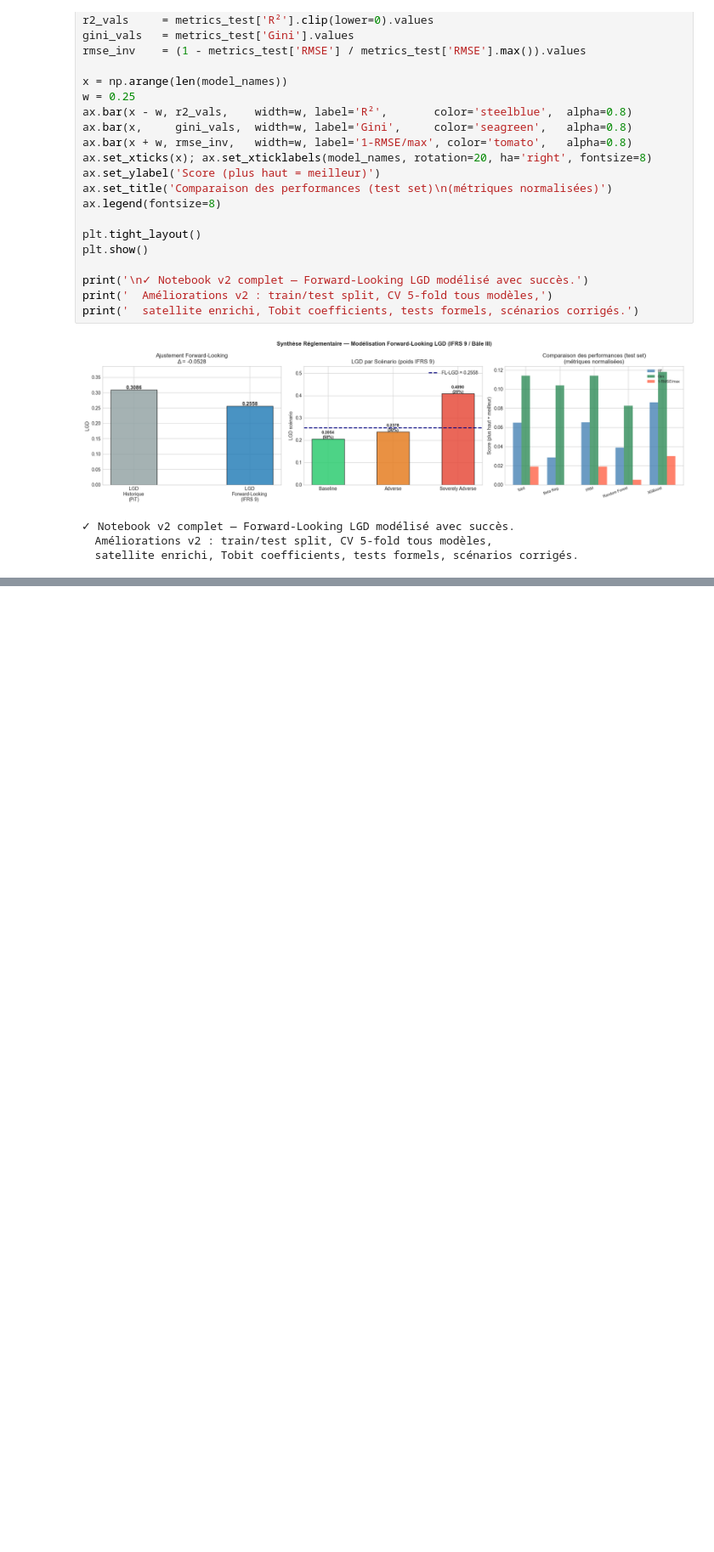
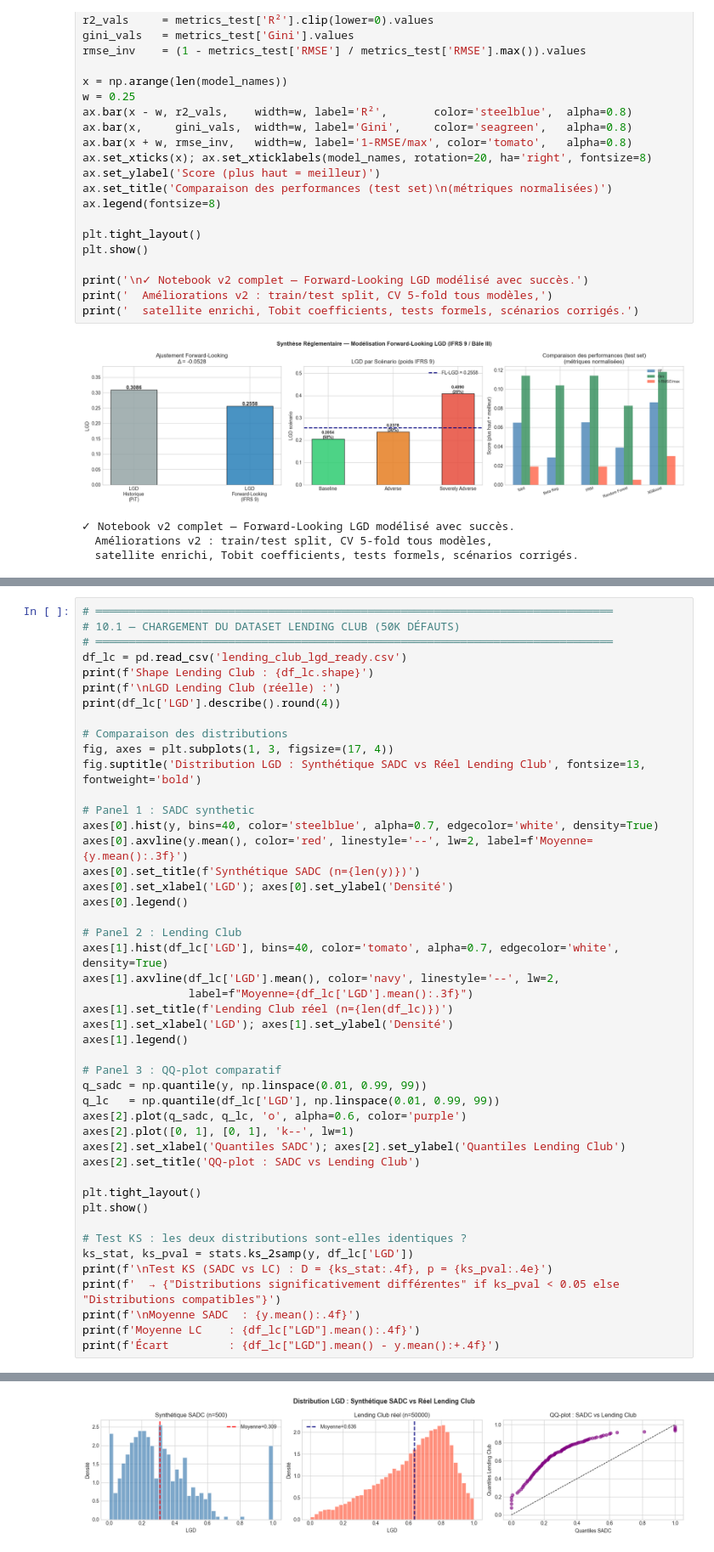
Before and after one commit to PyQuar/Modelisation-ForwardLooking-LGD, a Jupyter notebook: lgd_forward_looking.ipynb, the cells around one changed output, grey strips where cells are left out. Shown at 85% size. Cells and saved outputs as stored; diff of their text form; blank space fills up the shorter version.

```diff
--- a/lgd_forward_looking.ipynb
+++ b/lgd_forward_looking.ipynb
@@ -1472,0 +1489,47 @@ print('  satellite enrichi, Tobit coefficients, tests formels, scénarios corrig
+# %%
+# ══════════════════════════════════════════════════════════════════════════════
+# 10.1 — CHARGEMENT DU DATASET LENDING CLUB (50K DÉFAUTS)
+# ══════════════════════════════════════════════════════════════════════════════
+df_lc = pd.read_csv('lending_club_lgd_ready.csv')
+print(f'Shape Lending Club : {df_lc.shape}')
+print(f'\nLGD Lending Club (réelle) :')
+print(df_lc['LGD'].describe().round(4))
+
+# Comparaison des distributions
+fig, axes = plt.subplots(1, 3, figsize=(17, 4))
+fig.suptitle('Distribution LGD : Synthétique SADC vs Réel Lending Club', fontsize=13, fontweight='bold')
+
+# Panel 1 : SADC synthetic
+axes[0].hist(y, bins=40, color='steelblue', alpha=0.7, edgecolor='white', density=True)
+axes[0].axvline(y.mean(), color='red', linestyle='--', lw=2, label=f'Moyenne={y.mean():.3f}')
+axes[0].set_title(f'Synthétique SADC (n={len(y)})')
+axes[0].set_xlabel('LGD'); axes[0].set_ylabel('Densité')
+axes[0].legend()
+
+# Panel 2 : Lending Club
+axes[1].hist(df_lc['LGD'], bins=40, color='tomato', alpha=0.7, edgecolor='white', density=True)
+axes[1].axvline(df_lc['LGD'].mean(), color='navy', linestyle='--', lw=2,
+                label=f"Moyenne={df_lc['LGD'].mean():.3f}")
+axes[1].set_title(f'Lending Club réel (n={len(df_lc)})')
+axes[1].set_xlabel('LGD'); axes[1].set_ylabel('Densité')
+axes[1].legend()
+
+# Panel 3 : QQ-plot comparatif
+q_sadc = np.quantile(y, np.linspace(0.01, 0.99, 99))
+q_lc   = np.quantile(df_lc['LGD'], np.linspace(0.01, 0.99, 99))
+axes[2].plot(q_sadc, q_lc, 'o', alpha=0.6, color='purple')
+axes[2].plot([0, 1], [0, 1], 'k--', lw=1)
+axes[2].set_xlabel('Quantiles SADC'); axes[2].set_ylabel('Quantiles Lending Club')
+axes[2].set_title('QQ-plot : SADC vs Lending Club')
+
+plt.tight_layout()
+plt.show()
+
+# Test KS : les deux distributions sont-elles identiques ?
+ks_stat, ks_pval = stats.ks_2samp(y, df_lc['LGD'])
+print(f'\nTest KS (SADC vs LC) : D = {ks_stat:.4f}, p = {ks_pval:.4e}')
+print(f'  → {"Distributions significativement différentes" if ks_pval < 0.05 else "Distributions compatibles"}')
+print(f'\nMoyenne SADC  : {y.mean():.4f}')
+print(f'Moyenne LC    : {df_lc["LGD"].mean():.4f}')
+print(f'Écart         : {df_lc["LGD"].mean() - y.mean():+.4f}')
+# %% [output]
@@ -1472,0 +1548 @@ print('  satellite enrichi, Tobit coefficients, tests formels, scénarios corrig
+[figure, added]
```
Also changed, not shown: parts of 11 cells of this notebook, 8 other files.
